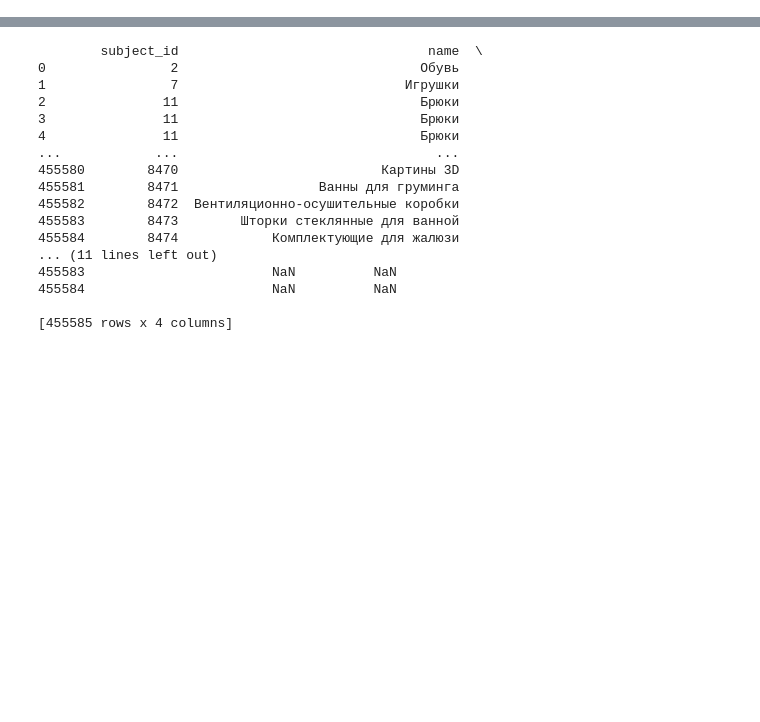
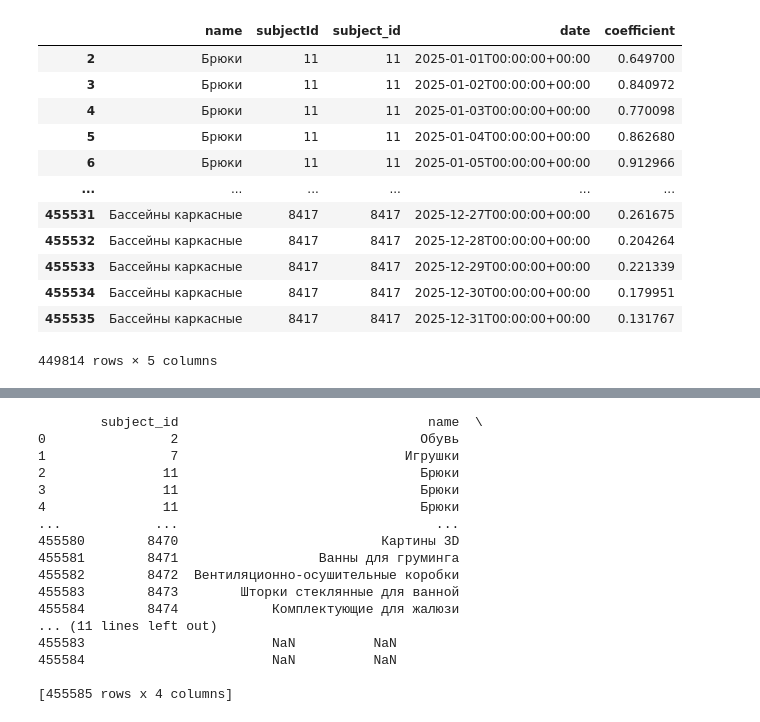
Before and after one commit to vnaumq/mini-dwh-sales-pipeline, a Jupyter notebook: dags/parsing.ipynb, the cells around one changed output, grey strips where cells are left out. Saved outputs shown, nothing was run; the diff lists cells and outputs as text; code cells hidden in the pictures; blank space fills up the shorter version.

```diff
--- a/dags/parsing.ipynb
+++ b/dags/parsing.ipynb
@@ -13,0 +28,2 @@ pd.set_option("display.max_columns", None)
+# %%
+info_subjects = pd.read_csv('/Users/vnaumq/code/projects/mini-dwh-sales-pipeline/dags/files/info_subjects-2.csv')
@@ -13,0 +53,16 @@ pd.set_option("display.max_columns", None)
+# %%
+season
+# %% [output]
+|  | name | subjectId | subject_id | date | coefficient |
+| 2 | Брюки | 11 | 11 | 2025-01-01T00:00:00+00:00 | 0.649700 |
+| 3 | Брюки | 11 | 11 | 2025-01-02T00:00:00+00:00 | 0.840972 |
+| 4 | Брюки | 11 | 11 | 2025-01-03T00:00:00+00:00 | 0.770098 |
+| 5 | Брюки | 11 | 11 | 2025-01-04T00:00:00+00:00 | 0.862680 |
+| 6 | Брюки | 11 | 11 | 2025-01-05T00:00:00+00:00 | 0.912966 |
+| ... | ... | ... | ... | ... | ... |
+| 455531 | Бассейны каркасные | 8417 | 8417 | 2025-12-27T00:00:00+00:00 | 0.261675 |
+| 455532 | Бассейны каркасные | 8417 | 8417 | 2025-12-28T00:00:00+00:00 | 0.204264 |
+| 455533 | Бассейны каркасные | 8417 | 8417 | 2025-12-29T00:00:00+00:00 | 0.221339 |
+| 455534 | Бассейны каркасные | 8417 | 8417 | 2025-12-30T00:00:00+00:00 | 0.179951 |
+| 455535 | Бассейны каркасные | 8417 | 8417 | 2025-12-31T00:00:00+00:00 | 0.131767 |
+449814 rows × 5 columns
```
Also changed, not shown: parts of 14 cells of this notebook, 28 other files.
